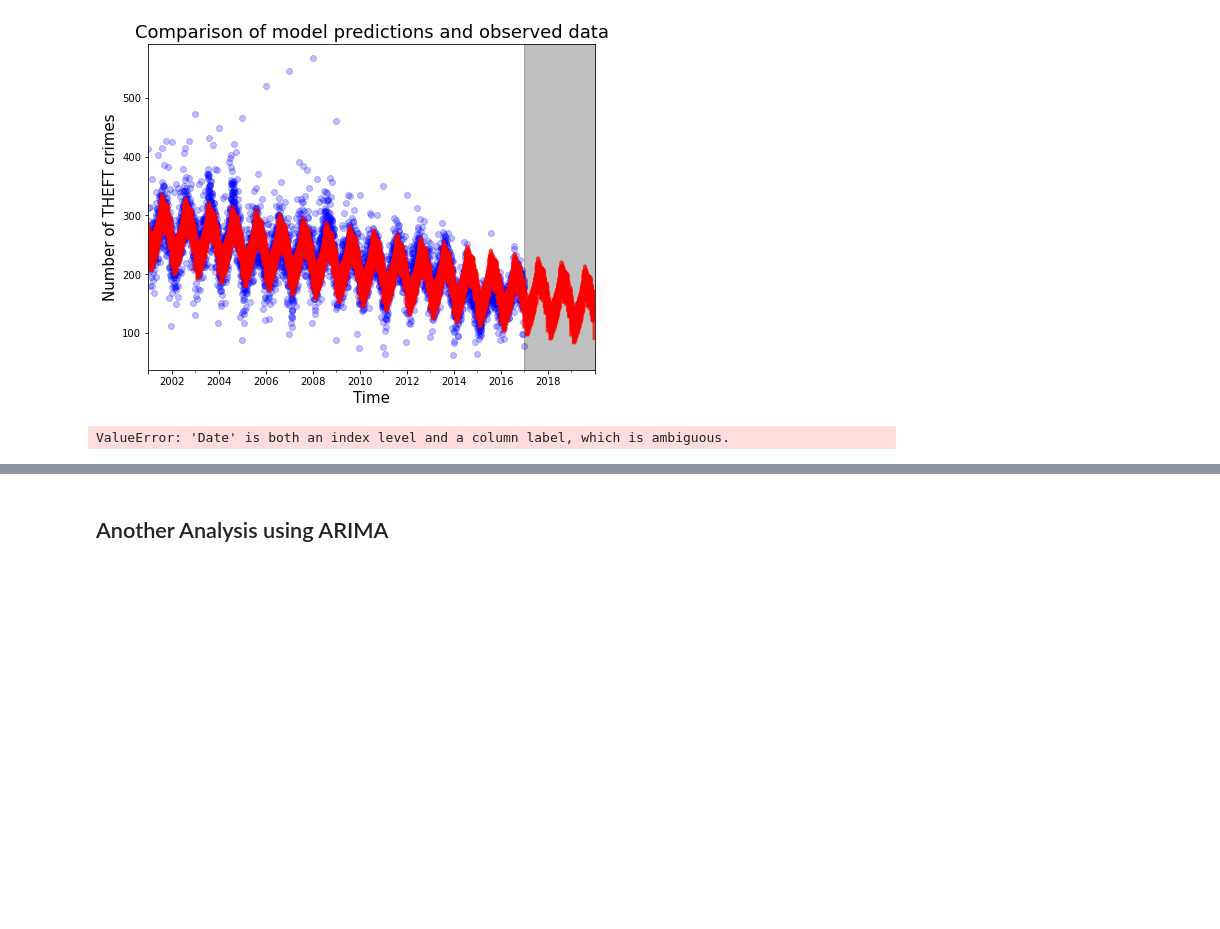
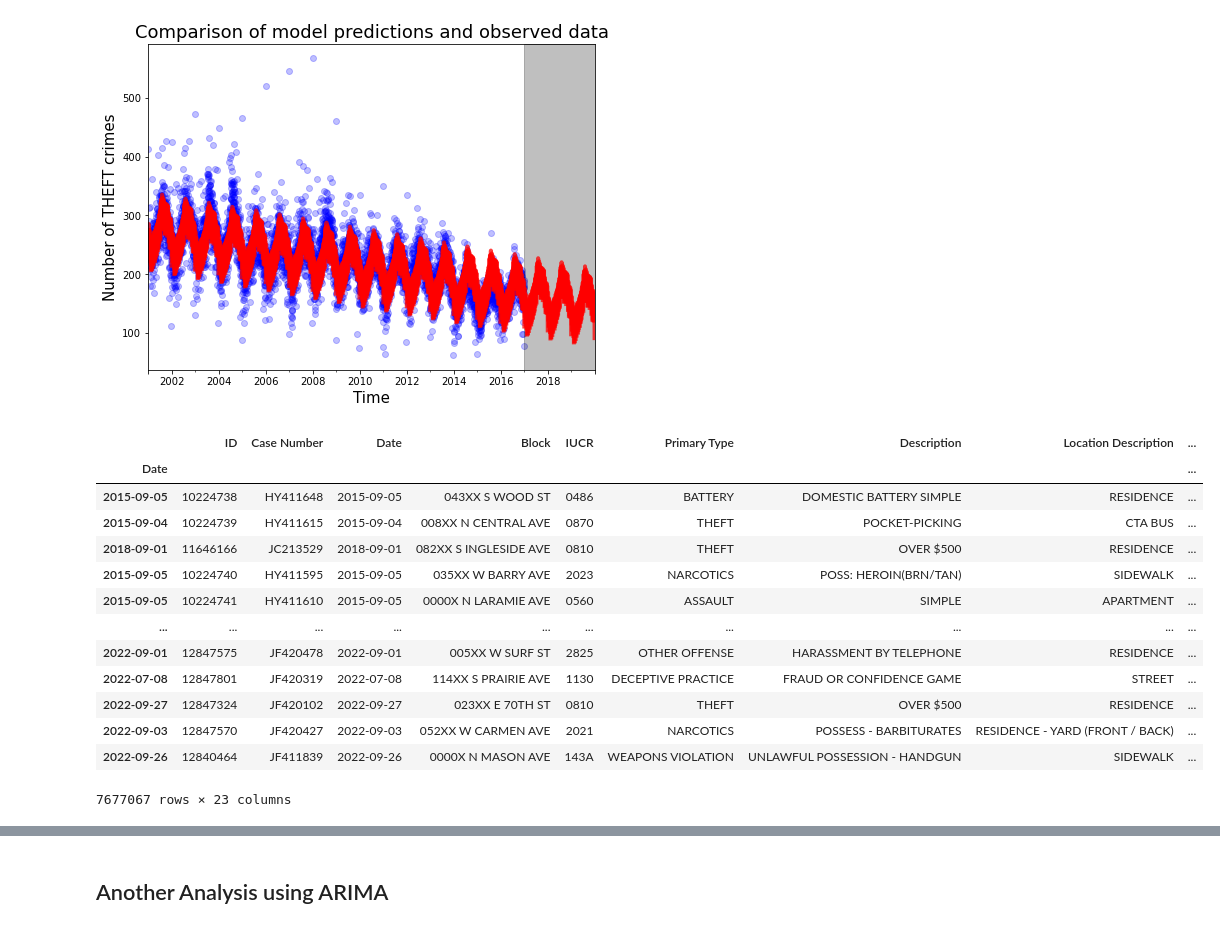
Before and after one commit to gaguriee/Weather_Crime, a Jupyter notebook: weather_crime.ipynb, the cells around one changed output, grey strips where cells are left out. Cells and saved outputs as stored; diff of their text form; code cells hidden in the pictures; blank space fills up the shorter version.

```diff
--- a/weather_crime.ipynb
+++ b/weather_crime.ipynb
@@ -920,15 +920,30 @@ plt.title('Comparison of model predictions and observed data',fontsize=18)
 # %% [output]
 Text(0.5, 1.0, 'Comparison of model predictions and observed data')
 [figure]
+# %%
+origin_crime
+# %% [output]
+|  | ID | Case Number | Date | Block | IUCR | Primary Type | Description | Location Description | ... |
+| Date |  |  |  |  |  |  |  |  | ... |
+| 2015-09-05 | 10224738 | HY411648 | 2015-09-05 | 043XX S WOOD ST | 0486 | BATTERY | DOMESTIC BATTERY SIMPLE | RESIDENCE | ... |
+| 2015-09-04 | 10224739 | HY411615 | 2015-09-04 | 008XX N CENTRAL AVE | 0870 | THEFT | POCKET-PICKING | CTA BUS | ... |
+| 2018-09-01 | 11646166 | JC213529 | 2018-09-01 | 082XX S INGLESIDE AVE | 0810 | THEFT | OVER $500 | RESIDENCE | ... |
+| 2015-09-05 | 10224740 | HY411595 | 2015-09-05 | 035XX W BARRY AVE | 2023 | NARCOTICS | POSS: HEROIN(BRN/TAN) | SIDEWALK | ... |
+| 2015-09-05 | 10224741 | HY411610 | 2015-09-05 | 0000X N LARAMIE AVE | 0560 | ASSAULT | SIMPLE | APARTMENT | ... |
+| ... | ... | ... | ... | ... | ... | ... | ... | ... | ... |
+| 2022-09-01 | 12847575 | JF420478 | 2022-09-01 | 005XX W SURF ST | 2825 | OTHER OFFENSE | HARASSMENT BY TELEPHONE | RESIDENCE | ... |
+| 2022-07-08 | 12847801 | JF420319 | 2022-07-08 | 114XX S PRAIRIE AVE | 1130 | DECEPTIVE PRACTICE | FRAUD OR CONFIDENCE GAME | STREET | ... |
+| 2022-09-27 | 12847324 | JF420102 | 2022-09-27 | 023XX E 70TH ST | 0810 | THEFT | OVER $500 | RESIDENCE | ... |
+| 2022-09-03 | 12847570 | JF420427 | 2022-09-03 | 052XX W CARMEN AVE | 2021 | NARCOTICS | POSSESS - BARBITURATES | RESIDENCE - YARD (FRONT / BACK) | ... |
+| 2022-09-26 | 12840464 | JF411839 | 2022-09-26 | 0000X N MASON AVE | 143A | WEAPONS VIOLATION | UNLAWFUL POSSESSION - HANDGUN | SIDEWALK | ... |
+7677067 rows × 23 columns
 # %%
+origin_crime.index.name = None
+THEFT = origin_crime[origin_crime['Primary Type'] == 'THEFT'].groupby('Date')['Primary Type'].agg(len)
+THEFT.index.name = None
 
-THEFT = origin_crime[origin_crime['Primary Type'] == 'THEFT'].groupby('Date')['Primary Type'].agg(len)
-
-THEFT.index.name = None
 THEFT.index = pd.to_datetime(THEFT.index)
 THEFT = THEFT[:'2019-12-31']
-# %% [output]
-ValueError: 'Date' is both an index level and a column label, which is ambiguous.
 # %%
 plt.scatter(THEFT.index,THEFT,c='b',alpha=.25,label='Observations')
 theft_pred['Predictions'].resample('W').plot(c='r',lw=4,alpha=.75,label='Predictions',figsize=(8,6))
```
Also changed, not shown: parts of 9 cells of this notebook.
